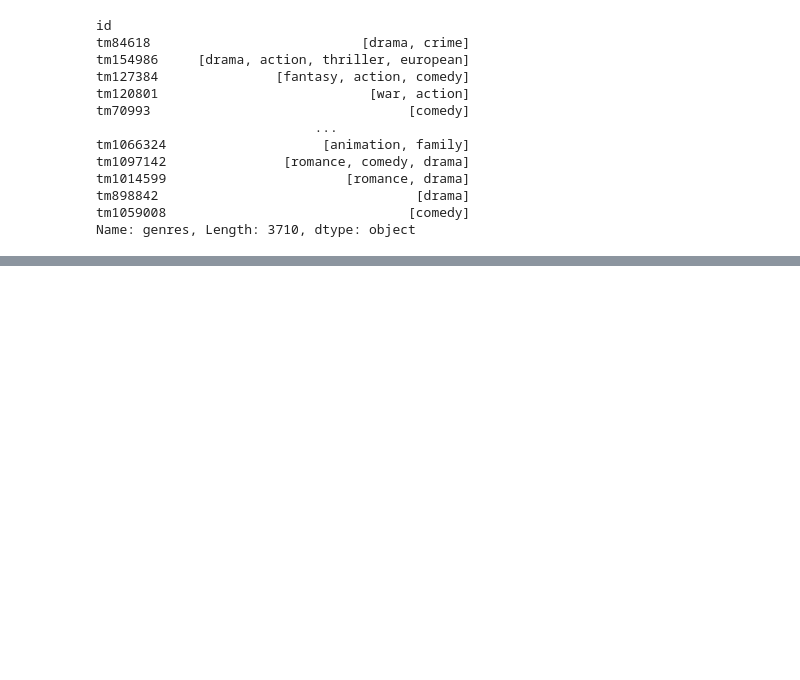
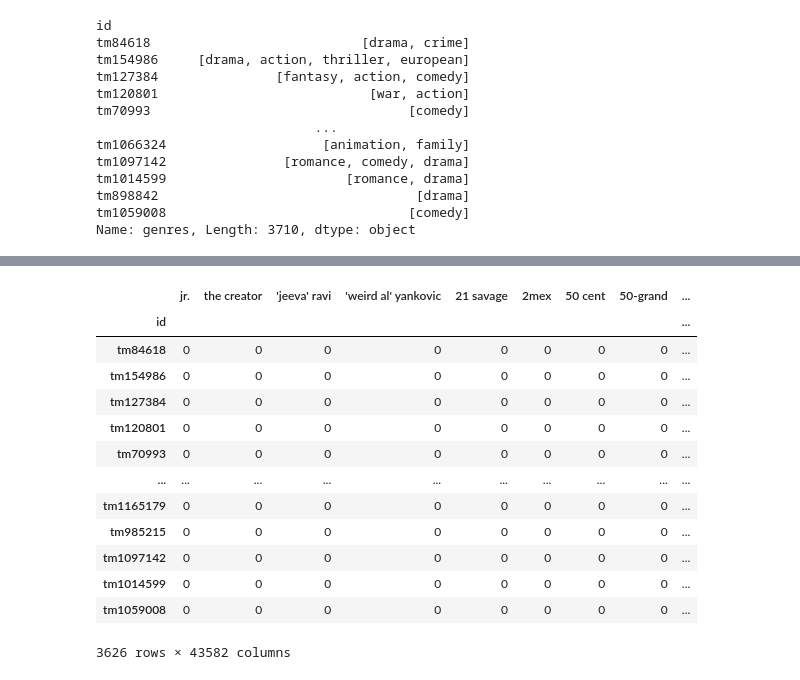
Before and after one commit to alicia-perez-diez/proyect_2, a Jupyter notebook: netflix_project_notebook.ipynb, the cells around one changed output, grey strips where cells are left out. Saved outputs shown, nothing was run; the diff lists cells and outputs as text; code cells hidden in the pictures; blank space fills up the shorter version.

```diff
--- a/netflix_project_notebook.ipynb
+++ b/netflix_project_notebook.ipynb
@@ -408,3 +425,20 @@ Name: genres, Length: 3710, dtype: object
 # %%
-too = to["names"].apply(lambda x: ','.join(x)).str.get_dummies(sep = ",")
+actors = total_df_not_null["names"].apply(lambda x: ','.join(x)).str.get_dummies(sep = ",")
+# %%
+actors
+# %% [output]
+|  | jr. | the creator | 'jeeva' ravi | 'weird al' yankovic | 21 savage | 2mex | 50 cent | 50-grand | ... |
+| id |  |  |  |  |  |  |  |  | ... |
+| tm84618 | 0 | 0 | 0 | 0 | 0 | 0 | 0 | 0 | ... |
+| tm154986 | 0 | 0 | 0 | 0 | 0 | 0 | 0 | 0 | ... |
+| tm127384 | 0 | 0 | 0 | 0 | 0 | 0 | 0 | 0 | ... |
+| tm120801 | 0 | 0 | 0 | 0 | 0 | 0 | 0 | 0 | ... |
+| tm70993 | 0 | 0 | 0 | 0 | 0 | 0 | 0 | 0 | ... |
+| ... | ... | ... | ... | ... | ... | ... | ... | ... | ... |
+| tm1165179 | 0 | 0 | 0 | 0 | 0 | 0 | 0 | 0 | ... |
+| tm985215 | 0 | 0 | 0 | 0 | 0 | 0 | 0 | 0 | ... |
+| tm1097142 | 0 | 0 | 0 | 0 | 0 | 0 | 0 | 0 | ... |
+| tm1014599 | 0 | 0 | 0 | 0 | 0 | 0 | 0 | 0 | ... |
+| tm1059008 | 0 | 0 | 0 | 0 | 0 | 0 | 0 | 0 | ... |
+3626 rows × 43582 columns
 # %%
```
Also changed, not shown: parts of 68 cells of this notebook.
